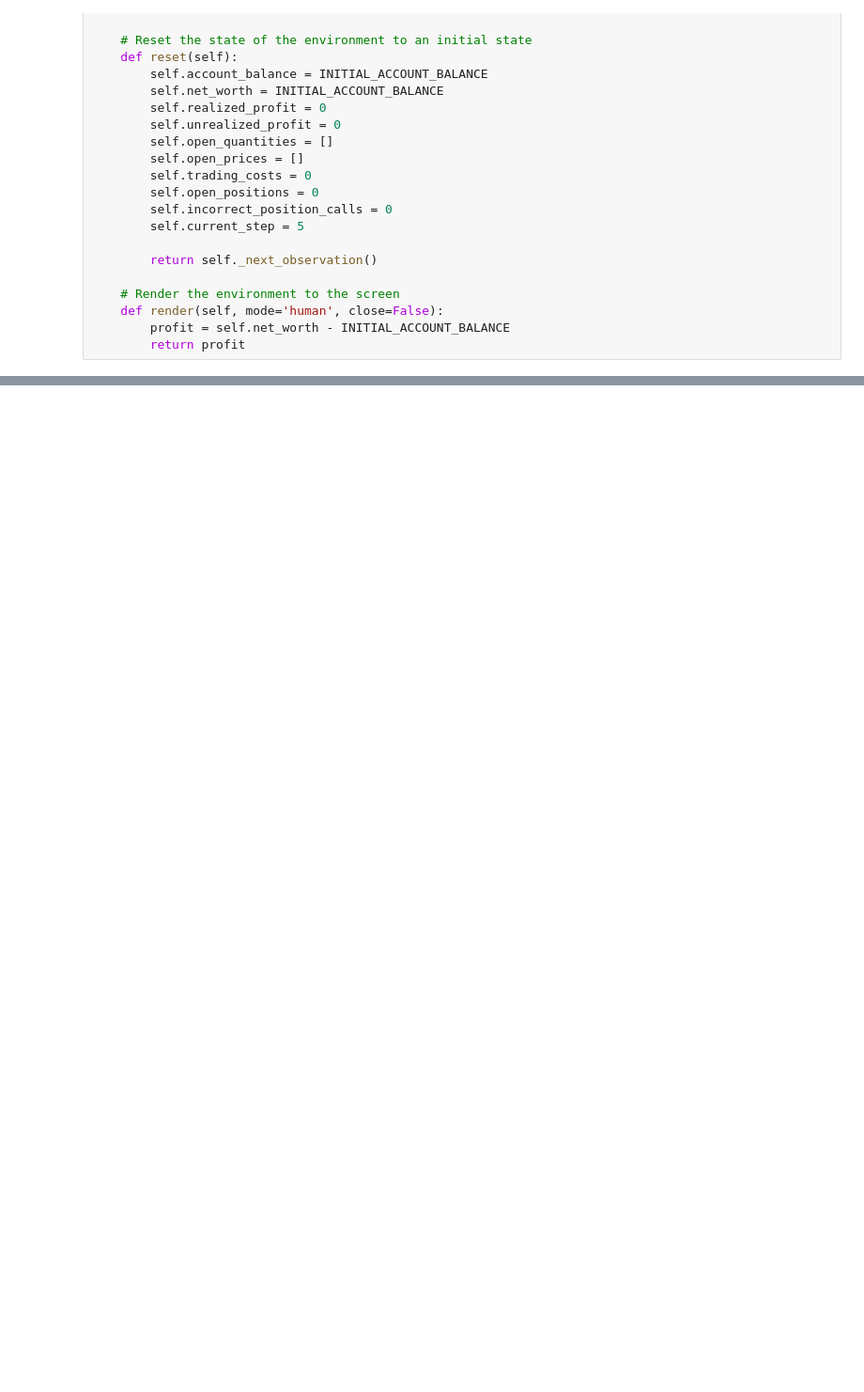
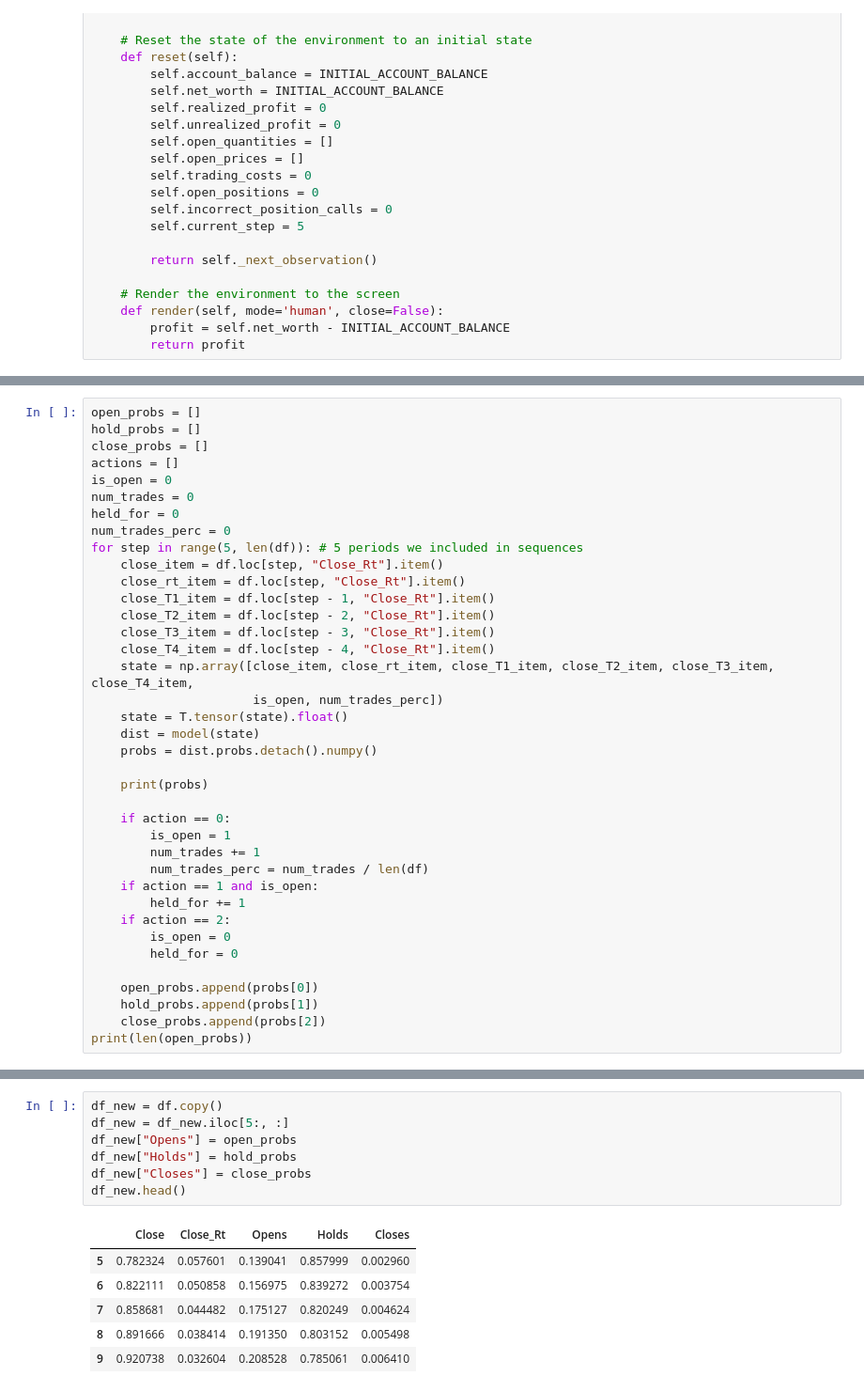
Before and after one commit to dkalenov/ML-Stock-Crypto-Trading, a Jupyter notebook: PPO_Sine_Wave.ipynb, the cells around one changed output, grey strips where cells are left out. Shown: that part at 94% size. Drawn from its saved outputs; the diff is of its cells as text; blank space fills up the shorter version.

```diff
--- a/PPO_Sine_Wave.ipynb
+++ b/PPO_Sine_Wave.ipynb
@@ -291,0 +646,38 @@ Incorrect Calls:  0
+# %%
+open_probs = []
+hold_probs = []
+close_probs = []
+actions = []
+is_open = 0
+num_trades = 0
+held_for = 0
+num_trades_perc = 0
+for step in range(5, len(df)): # 5 periods we included in sequences
+    close_item = df.loc[step, "Close_Rt"].item()
+    close_rt_item = df.loc[step, "Close_Rt"].item()
+    close_T1_item = df.loc[step - 1, "Close_Rt"].item()
+    close_T2_item = df.loc[step - 2, "Close_Rt"].item()
+    close_T3_item = df.loc[step - 3, "Close_Rt"].item()
+    close_T4_item = df.loc[step - 4, "Close_Rt"].item()
+    state = np.array([close_item, close_rt_item, close_T1_item, close_T2_item, close_T3_item, close_T4_item,
+                      is_open, num_trades_perc])
+    state = T.tensor(state).float()
+    dist = model(state)
+    probs = dist.probs.detach().numpy()
+
+    print(probs)
+
+    if action == 0:
+        is_open = 1
+        num_trades += 1
+        num_trades_perc = num_trades / len(df)
+    if action == 1 and is_open:
+        held_for += 1
+    if action == 2:
+        is_open = 0
+        held_for = 0
+
+    open_probs.append(probs[0])
+    hold_probs.append(probs[1])
+    close_probs.append(probs[2])
+print(len(open_probs))
@@ -291,0 +702,14 @@ Incorrect Calls:  0
+# %%
+df_new = df.copy()
+df_new = df_new.iloc[5:, :]
+df_new["Opens"] = open_probs
+df_new["Holds"] = hold_probs
+df_new["Closes"] = close_probs
+df_new.head()
+# %% [output]
+|  | Close | Close_Rt | Opens | Holds | Closes |
+| 5 | 0.782324 | 0.057601 | 0.139041 | 0.857999 | 0.002960 |
+| 6 | 0.822111 | 0.050858 | 0.156975 | 0.839272 | 0.003754 |
+| 7 | 0.858681 | 0.044482 | 0.175127 | 0.820249 | 0.004624 |
+| 8 | 0.891666 | 0.038414 | 0.191350 | 0.803152 | 0.005498 |
+| 9 | 0.920738 | 0.032604 | 0.208528 | 0.785061 | 0.006410 |
```
Also changed, not shown: parts of 20 cells of this notebook.
